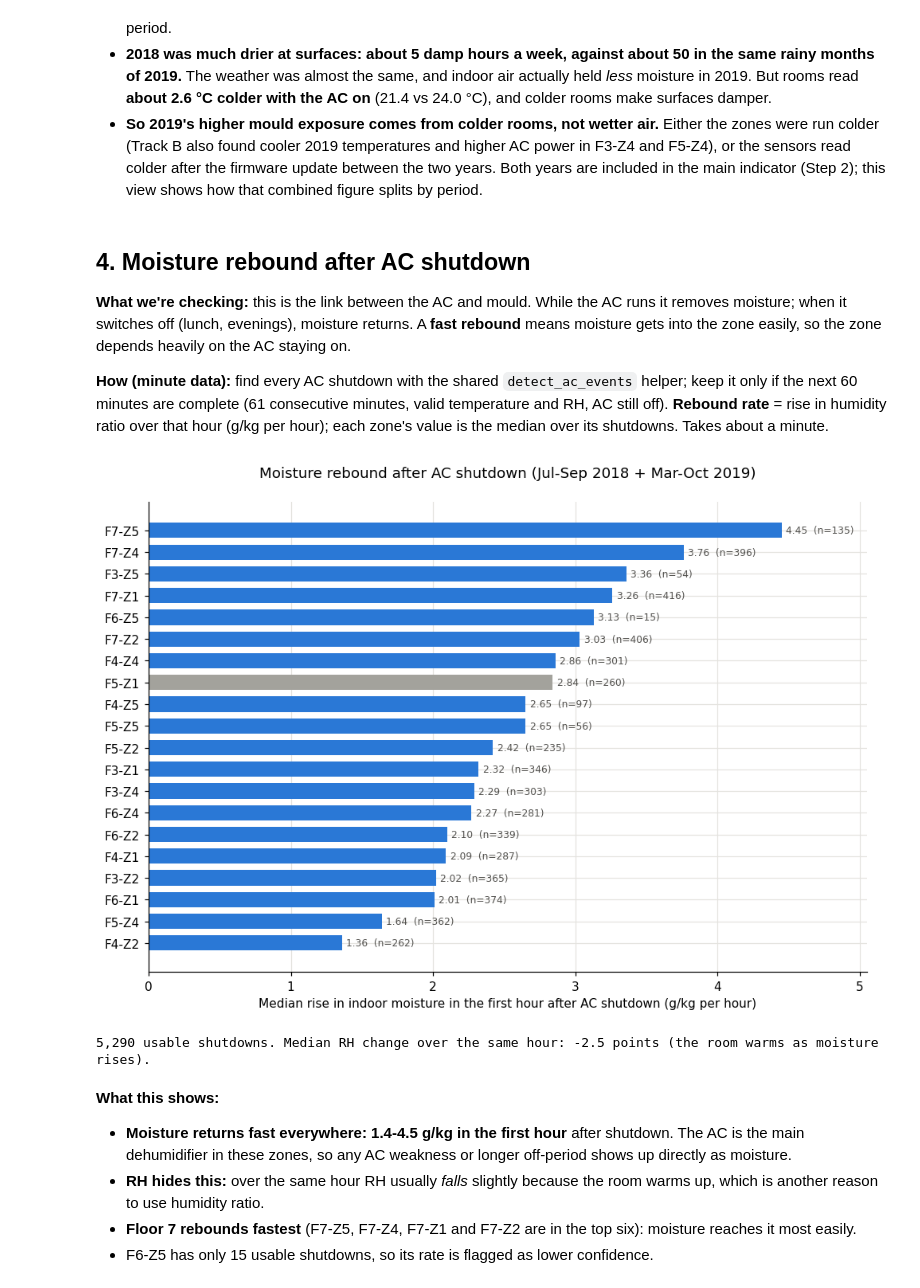
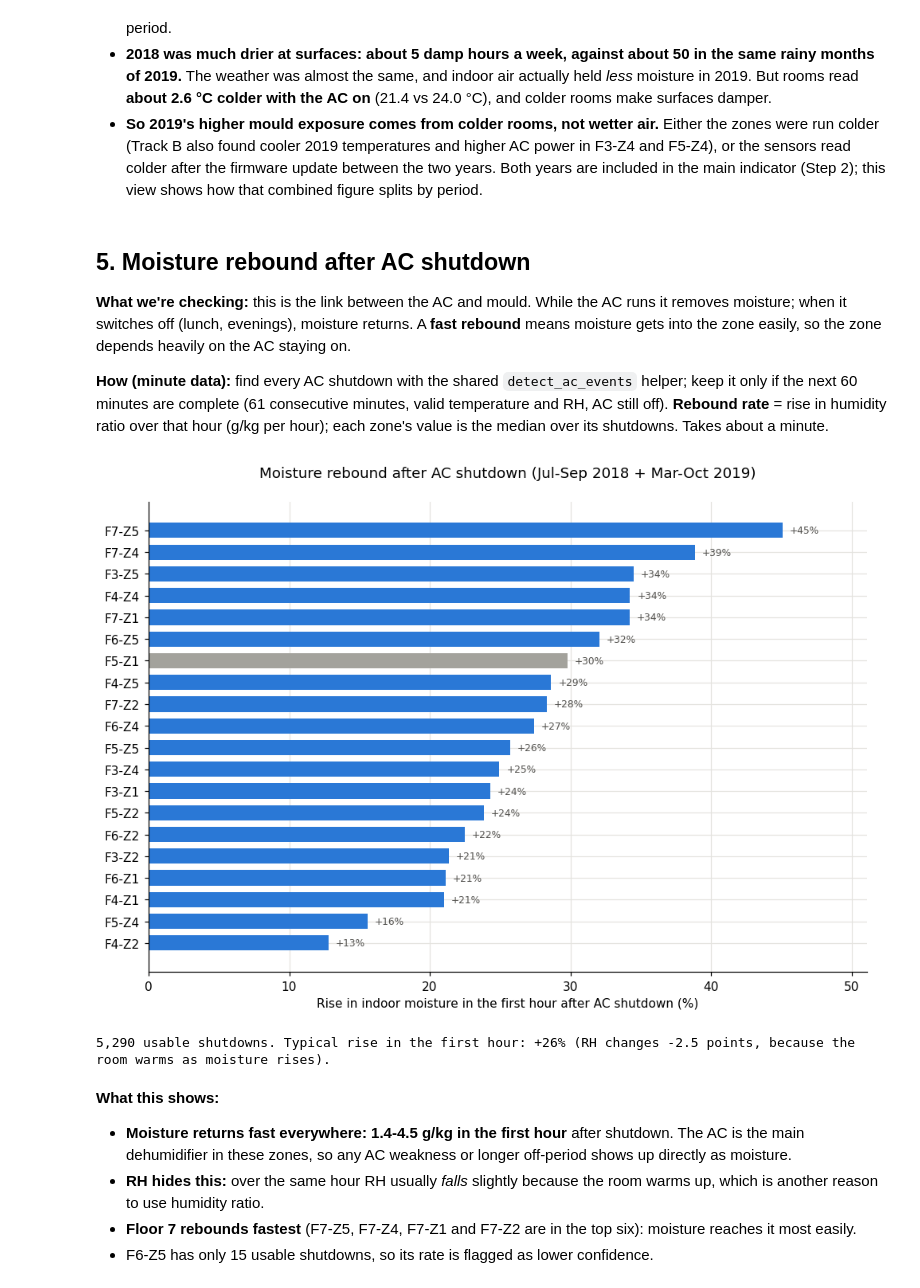
Before and after one commit to Panhchaknut11/SBA_BQ2, a Jupyter notebook: mould-ac-degradation/notebooks/bq2_humidity.ipynb, the cells around one changed output. Saved outputs shown, nothing was run; the diff lists cells and outputs as text; code cells hidden in the pictures.

```diff
--- a/mould-ac-degradation/notebooks/bq2_humidity.ipynb
+++ b/mould-ac-degradation/notebooks/bq2_humidity.ipynb
@@ -212,48 +260,67 @@ pd.DataFrame(summary_rows).set_index("period").round(1)
 - **2018 was much drier at surfaces: about 5 damp hours a week, against about 50 in the same rainy months of 2019.** The weather was almost the same, and indoor air actually held *less* moisture in 2019. But rooms read **about 2.6 °C colder with the AC on** (21.4 vs 24.0 °C), and colder rooms make surfaces damper.
 - **So 2019's higher mould exposure comes from colder rooms, not wetter air.** Either the zones were run colder (Track B also found cooler 2019 temperatures and higher AC power in F3-Z4 and F5-Z4), or the sensors read colder after the firmware update between the two years. Both years are included in the main indicator (Step 2); this view shows how that combined figure splits by period.
 # %% [markdown]
-## 4. Moisture rebound after AC shutdown
+## 5. Moisture rebound after AC shutdown
 
 **What we're checking:** this is the link between the AC and mould. While the AC runs it removes moisture; when it switches off (lunch, evenings), moisture returns. A **fast rebound** means moisture gets into the zone easily, so the zone depends heavily on the AC staying on.
 
 **How (minute data):** find every AC shutdown with the shared `detect_ac_events` helper; keep it only if the next 60 minutes are complete (61 consecutive minutes, valid temperature and RH, AC still off). **Rebound rate** = rise in humidity ratio over that hour (g/kg per hour); each zone's value is the median over its shutdowns. Takes about a minute.
 # %%
+# Read each floor's minute files ONCE (not once per zone) - same data as zone_minute_series(), ~4x faster
+floor_cache = {}
+def zone_minutes(f, z):
+    if f not in floor_cache:
+        floor_cache[f] = pd.concat([pd.read_csv(CLEAN_DIR / f"{y}Floor{f}.csv", parse_dates=["Date"], index_col="Date")
+                                    for y in (2018, 2019)])
+    d = floor_cache[f]
+    ac_cols = [c for c in d.columns if c.startswith(f"z{z}_AC")]
+    m = pd.DataFrame(index=d.index)
+    m["ac_kW"] = d[ac_cols].sum(axis=1, min_count=len(ac_cols))
+    m["temp_C"] = d[f"z{z}_S1(degC)"]
+    m["rh_pct"] = d[f"z{z}_S1(RH%)"]
+    m["indoor_w_gkg"] = humidity_ratio_gkg(m["temp_C"], m["rh_pct"])
+    return m
+
 zones = df[["floor", "zone", "zone_id"]].drop_duplicates().sort_values(["floor", "zone"])
 rows = []
 for f, z, zid in zones.itertuples(index=False):
-    m = zone_minute_series(CLEAN_DIR, f, z)
+    m = zone_minutes(f, z)
     m = m[in_window(m.index)]
     events = detect_ac_events(m["ac_kW"])
     threshold = events["threshold_kW"].iloc[0] if len(events) else np.nan
     for t in events.loc[events["event"] == "stop", "time"]:
         w = m.loc[t:t + pd.Timedelta(minutes=60)]
         if len(w) == 61 and w[["temp_C", "rh_pct"]].notna().all().all() and (w["ac_kW"] <= threshold).all():
+            start, end = w["indoor_w_gkg"].iloc[0], w["indoor_w_gkg"].iloc[-1]
             rows.append({"zone_id": zid, "time": t,
-                         "moisture_rise_gkg": w["indoor_w_gkg"].iloc[-1] - w["indoor_w_gkg"].iloc[0],
+                         "moisture_rise_gkg": end - start,
+                         "moisture_rise_pct": (end - start) / start * 100,
                          "rh_change_pct": w["rh_pct"].iloc[-1] - w["rh_pct"].iloc[0]})
+del floor_cache
 rebound_events = pd.DataFrame(rows)
 rebound_events.to_csv(OUT_DIR / "rebound_events.csv", index=False)
 rebound = rebound_events.groupby("zone_id").agg(rebound_rate=("moisture_rise_gkg", "median"),
+                                                rebound_pct=("moisture_rise_pct", "median"),
                                                 rebound_events=("moisture_rise_gkg", "size"),
                                                 median_rh_change_pct=("rh_change_pct", "median")).round(2)
 
-order = rebound.sort_values("rebound_rate").index
+order = rebound.sort_values("rebound_pct").index
 fig, ax = plt.subplots(figsize=(9, 6.5))
-ax.barh(order, rebound.loc[order, "rebound_rate"], color=[GREY if z in suspect else BLUE for z in order], height=0.7)
+ax.barh(order, rebound.loc[order, "rebound_pct"], color=[GREY if z in suspect else BLUE for z in order], height=0.7)
 for z in order:
-    ax.text(rebound.loc[z, "rebound_rate"] + 0.03, z,
-            f"{rebound.loc[z, 'rebound_rate']:.2f}  (n={rebound.loc[z, 'rebound_events']:.0f})", va="center", fontsize=8, color=INK)
-ax.set_xlim(0, rebound["rebound_rate"].max() + 0.6)
-ax.set_xlabel("Median rise in indoor moisture in the first hour after AC shutdown (g/kg per hour)")
+    ax.text(rebound.loc[z, "rebound_pct"] + 0.5, z, f"+{rebound.loc[z, 'rebound_pct']:.0f}%", va="center", fontsize=8, color=INK)
+ax.set_xlim(0, rebound["rebound_pct"].max() + 6)
+ax.set_xlabel("Rise in indoor moisture in the first hour after AC shutdown (%)")
 ax.set_title("Moisture rebound after AC shutdown (Jul-Sep 2018 + Mar-Oct 2019)", loc="center", pad=20)
 fig.tight_layout()
 fig.savefig(OUT_DIR / "rebound_rate.png", bbox_inches="tight")
 plt.show()
-print(f"{len(rebound_events):,} usable shutdowns. Median RH change over the same hour: "
-      f"{rebound_events['rh_change_pct'].median():+.1f} points (the room warms as moisture rises).")
+print(f"{len(rebound_events):,} usable shutdowns. Typical rise in the first hour: "
+      f"+{rebound_events['moisture_rise_pct'].median():.0f}% (RH changes {rebound_events['rh_change_pct'].median():+.1f} points, "
+      f"because the room warms as moisture rises).")
 # %% [output]
-[figure, old version]
+[figure, new version]
-5,290 usable shutdowns. Median RH change over the same hour: -2.5 points (the room warms as moisture rises).
+5,290 usable shutdowns. Typical rise in the first hour: +26% (RH changes -2.5 points, because the room warms as moisture rises).
 # %% [markdown]
 **What this shows:**
 
```
Also changed, not shown: parts of 12 cells of this notebook, 4 other files.
